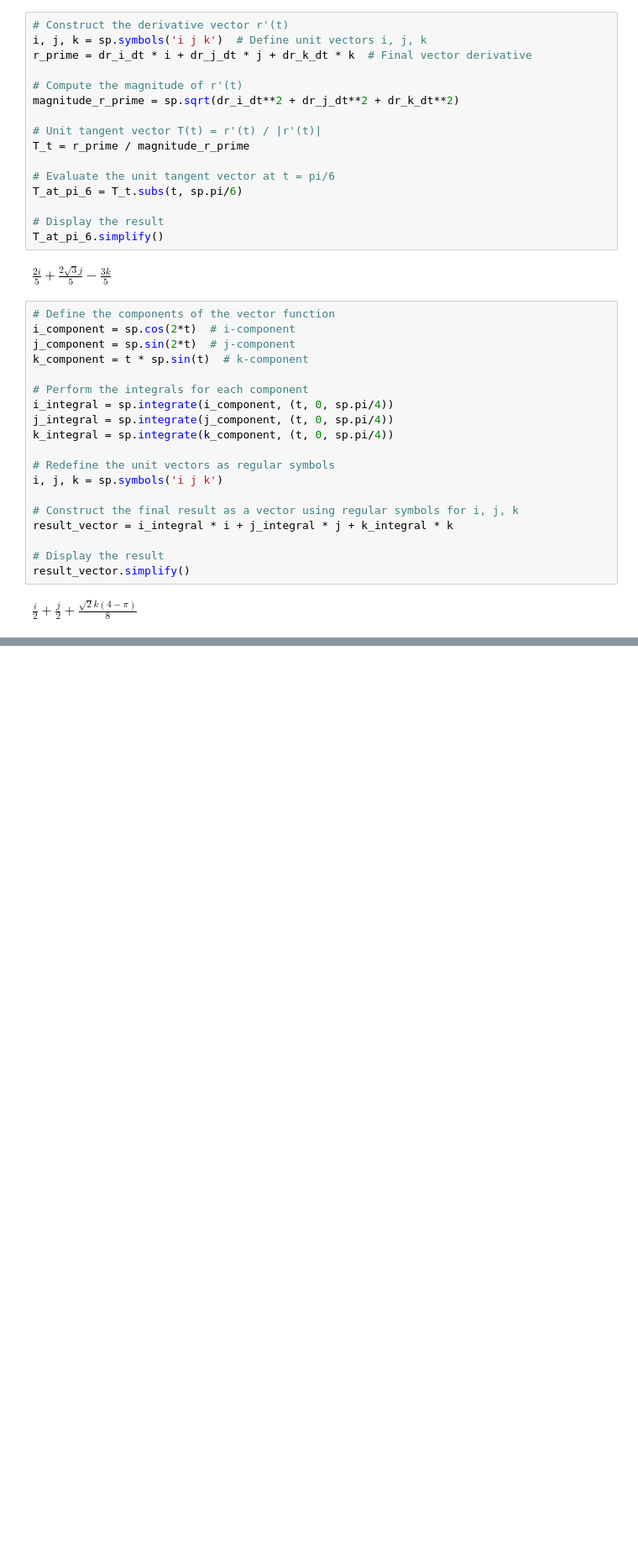
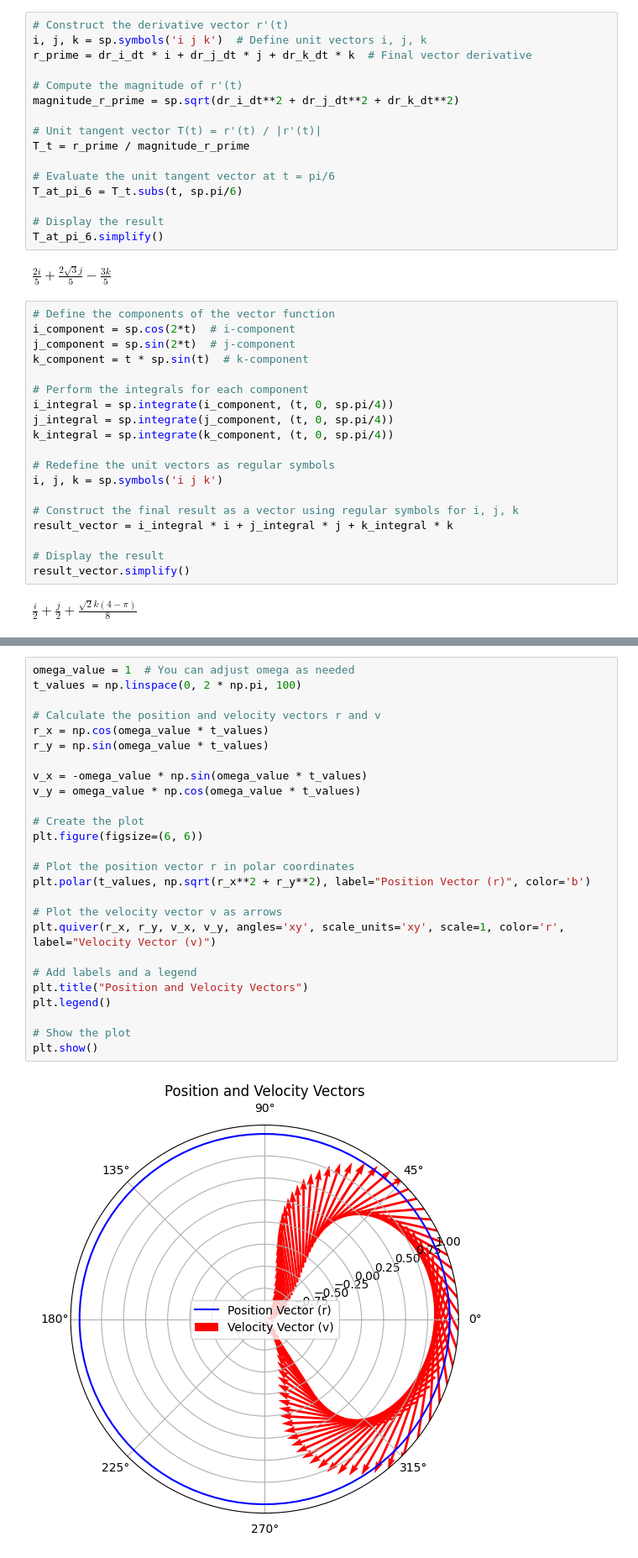
Before and after one commit to NarendraYSF/Calculus-Vectors-and-Plane-Curve, a Jupyter notebook: sample.ipynb, the cells around one changed output, grey strips where cells are left out. Shown at 84% size. Saved outputs shown, nothing was run; the diff lists cells and outputs as text; blank space fills up the shorter version.

```diff
--- a/sample.ipynb
+++ b/sample.ipynb
@@ -213,0 +230,28 @@ $\displaystyle \frac{i}{2} + \frac{j}{2} + \frac{\sqrt{2} k \left(4 - \pi\right)
+# %%
+omega_value = 1  # You can adjust omega as needed
+t_values = np.linspace(0, 2 * np.pi, 100)
+
+# Calculate the position and velocity vectors r and v
+r_x = np.cos(omega_value * t_values)
+r_y = np.sin(omega_value * t_values)
+
+v_x = -omega_value * np.sin(omega_value * t_values)
+v_y = omega_value * np.cos(omega_value * t_values)
+
+# Create the plot
+plt.figure(figsize=(6, 6))
+
+# Plot the position vector r in polar coordinates
+plt.polar(t_values, np.sqrt(r_x**2 + r_y**2), label="Position Vector (r)", color='b')
+
+# Plot the velocity vector v as arrows
+plt.quiver(r_x, r_y, v_x, v_y, angles='xy', scale_units='xy', scale=1, color='r', label="Velocity Vector (v)")
+
+# Add labels and a legend
+plt.title("Position and Velocity Vectors")
+plt.legend()
+
+# Show the plot
+plt.show()
+# %% [output]
+[figure, added]
```
Also changed, not shown: parts of 5 cells of this notebook.
